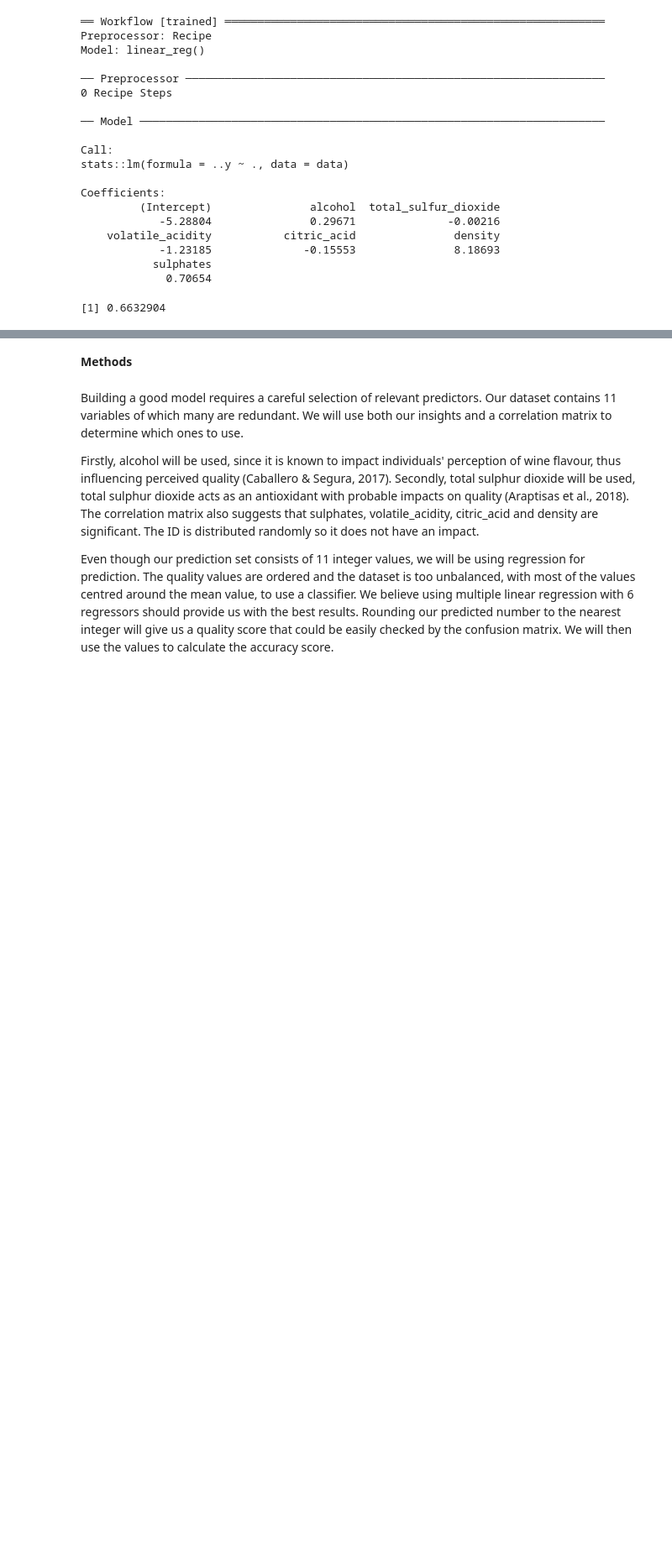
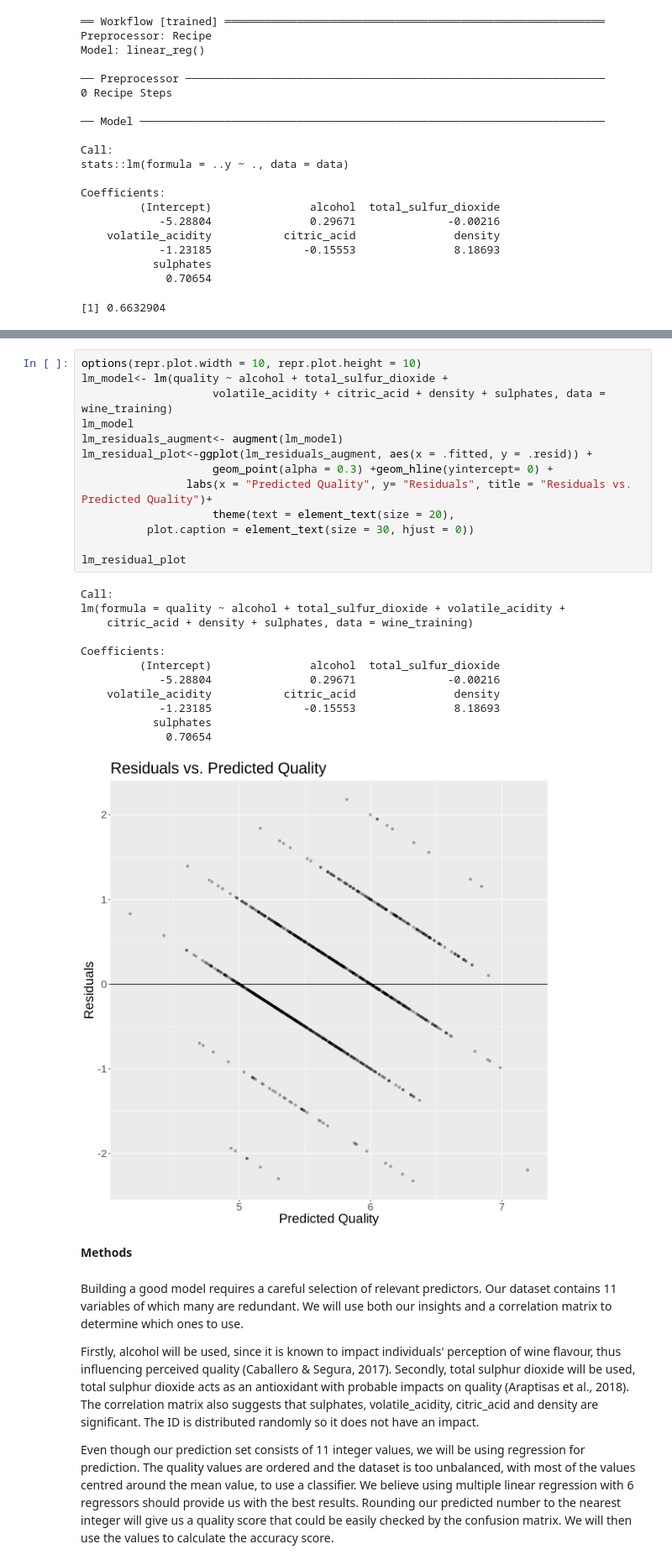
Before and after one commit to aleong2004/Wine-Quality-Prediction, a Jupyter notebook: Project.ipynb, the cells around one changed output, grey strips where cells are left out. Shown: that part at 84% size. Drawn from its saved outputs; the diff is of its cells as text; blank space fills up the shorter version.

```diff
--- a/Project.ipynb
+++ b/Project.ipynb
@@ -266,3 +269,29 @@ Coefficients:
+# %%
+options(repr.plot.width = 10, repr.plot.height = 10)
+lm_model<- lm(quality ~ alcohol + total_sulfur_dioxide +
+                    volatile_acidity + citric_acid + density + sulphates, data = wine_training)
+lm_model
+lm_residuals_augment<- augment(lm_model)
+lm_residual_plot<-ggplot(lm_residuals_augment, aes(x = .fitted, y = .resid)) +
+                    geom_point(alpha = 0.3) +geom_hline(yintercept= 0) +
+                labs(x = "Predicted Quality", y= "Residuals", title = "Residuals vs. Predicted Quality")+
+                    theme(text = element_text(size = 20),
+          plot.caption = element_text(size = 30, hjust = 0))
+
+lm_residual_plot
+# %% [output]
+Call:
+lm(formula = quality ~ alcohol + total_sulfur_dioxide + volatile_acidity +
+    citric_acid + density + sulphates, data = wine_training)
+
+Coefficients:
+         (Intercept)               alcohol  total_sulfur_dioxide
+            -5.28804               0.29671              -0.00216
+    volatile_acidity           citric_acid               density
+            -1.23185              -0.15553               8.18693
+           sulphates
+             0.70654
+[figure, added]
 # %% [markdown]
 **Methods**
 # %% [markdown]
```
Also changed, not shown: parts of 3 cells of this notebook.
